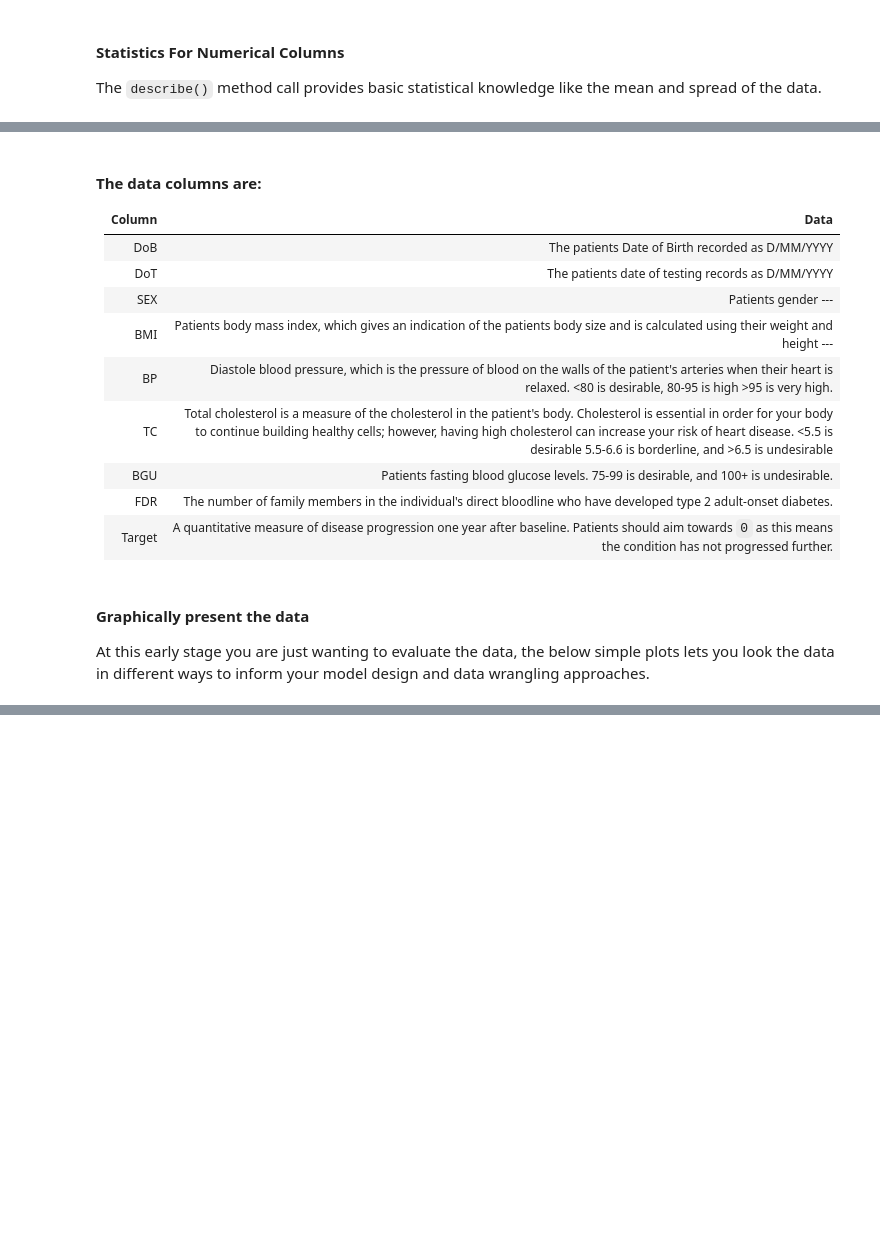
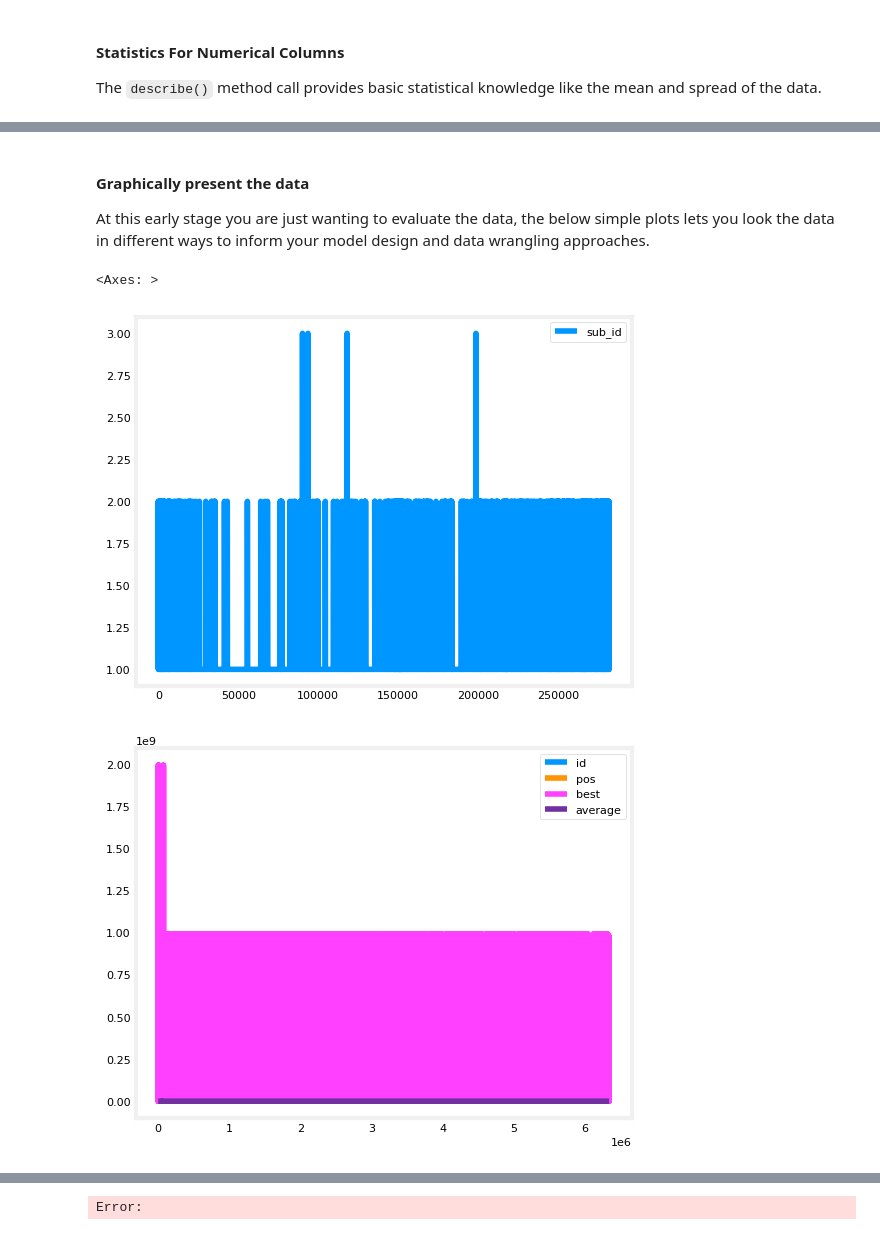
Before and after one commit to TempeHS/2026SE_MLOPSTask_Michael.L, a Jupyter notebook: 2.Model_Development/2.1.Data_Wrangling/2.1.1.data_preview.ipynb, the cells around one changed output, grey strips where cells are left out. Cells and saved outputs as stored; diff of their text form; code cells hidden in the pictures; blank space fills up the shorter version.

```diff
--- a/2.Model_Development/2.1.Data_Wrangling/2.1.1.data_preview.ipynb
+++ b/2.Model_Development/2.1.Data_Wrangling/2.1.1.data_preview.ipynb
@@ -25,6 +25,8 @@ The data frame is a Pandas object that structures your tabular data into an appr
 # %%
 persons = pd.read_csv("/workspaces/2026SE_MLOPSTask_Michael.L/wca_export/csv/WCA_export_persons.csv")
 results = pd.read_csv("/workspaces/2026SE_MLOPSTask_Michael.L/wca_export/csv/WCA_export_results.csv")
+competitions = pd.read_csv("/workspaces/2026SE_MLOPSTask_Michael.L/wca_export/csv/WCA_export_competitions.csv")
+countries = pd.read_csv("/workspaces/2026SE_MLOPSTask_Michael.L/wca_export/csv/WCA_export_countries.csv")
 # %% [markdown]
 #### Data Snapshot
 
@@ -52,22 +91,13 @@ results.describe()
-# %% [markdown]
-#### The data columns are:
-
-| Column | Data |
-| ------ | ---------------------------------------------------------------------------------------------------------------------------------------------------------------------------------------------------------------------------------------------------------------------------------------------------- |
-| DoB    | The patients Date of Birth recorded as D/MM/YYYY |
-| DoT    | The patients date of testing records as D/MM/YYYY |
-| SEX    | Patients gender --- |
-| BMI    | Patients body mass index, which gives an indication of the patients body size and is calculated using their weight and height --- |
-| BP     | Diastole blood pressure, which is the pressure of blood on the walls of the patient's arteries when their heart is relaxed. <80 is desirable, 80-95 is high >95 is very high. |
-| TC     | Total cholesterol is a measure of the cholesterol in the patient's body. Cholesterol is essential in order for your body to continue building healthy cells; however, having high cholesterol can increase your risk of heart disease. <5.5 is desirable 5.5-6.6 is borderline, and >6.5 is undesirable |
-| BGU    | Patients fasting blood glucose levels. 75-99 is desirable, and 100+ is undesirable. |
-| FDR    | The number of family members in the individual's direct bloodline who have developed type 2 adult-onset diabetes. |
-| Target | A quantitative measure of disease progression one year after baseline. Patients should aim towards `0` as this means the condition has not progressed further. |
 # %% [markdown]
 #### Graphically present the data
 
 At this early stage you are just wanting to evaluate the data, the below simple plots lets you look the data in different ways to inform your model design and data wrangling approaches.
 # %%
 # plot a line graph
-# persons.plot()
-# results.plot()
+persons.plot()
+results.plot()
+competitions.plot()
+# %% [output]
+<Axes: >
+[figure, added]
+[figure, added]
@@ -74 +105,2 @@ At this early stage you are just wanting to evaluate the data, the below simple
+Error:
 # %%
```
Also changed, not shown: parts of 9 cells of this notebook, 5 other files.
